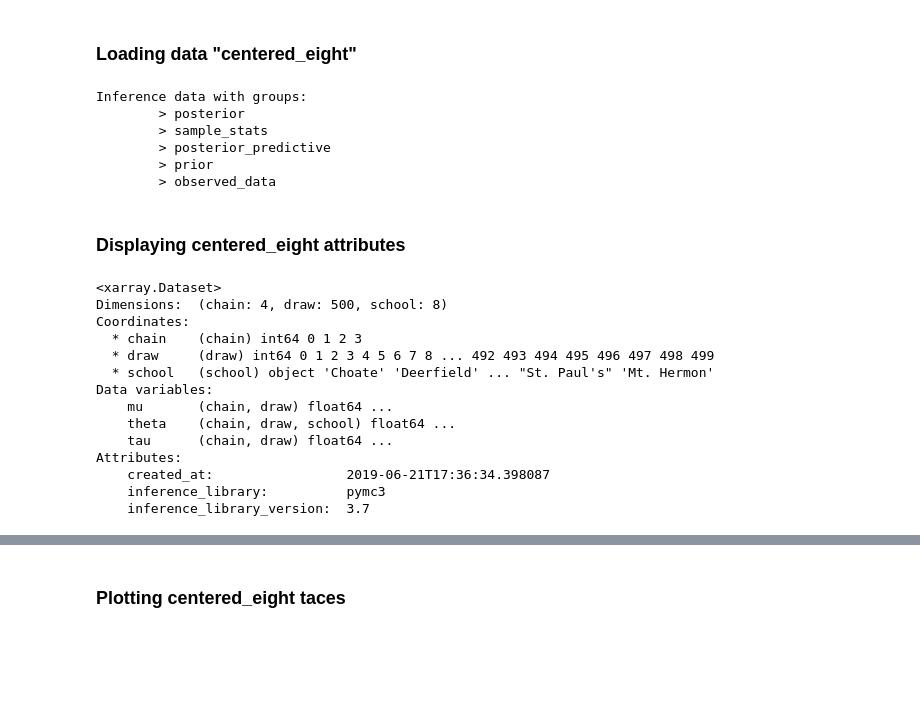
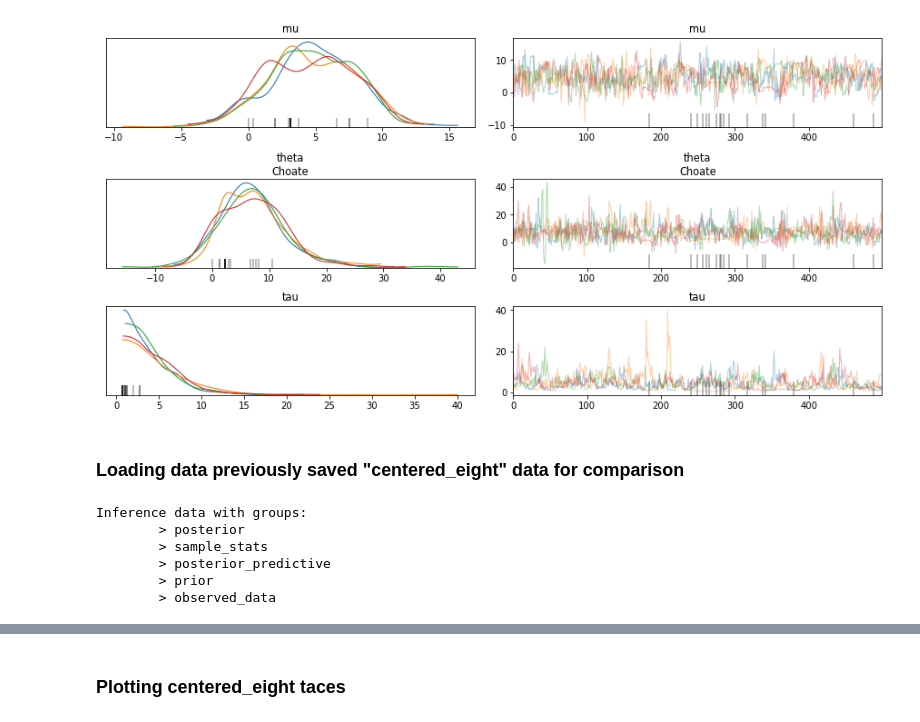
Before and after one commit to arviz-devs/arviz_example_data, a Jupyter notebook: centered_eight.ipynb, the cells around one changed output, grey strips where cells are left out. Saved outputs shown, nothing was run; the diff lists cells and outputs as text; code cells hidden in the pictures; blank space fills up the shorter version.

```diff
--- a/centered_eight.ipynb
+++ b/centered_eight.ipynb
@@ -6,0 +10,29 @@ import arviz as az
+# %%
+draws = 500
+chains = 4
+
+J = 8
+y = np.array([28.0, 8.0, -3.0, 7.0, -1.0, 1.0, 18.0, 12.0])
+sigma = np.array([15.0, 10.0, 16.0, 11.0, 9.0, 11.0, 10.0, 18.0])
+schools = np.array(
+    [
+        "Choate",
+        "Deerfield",
+        "Phillips Andover",
+        "Phillips Exeter",
+        "Hotchkiss",
+        "Lawrenceville",
+        "St. Paul's",
+        "Mt. Hermon",
+    ]
+)
+# %%
+with pm.Model() as centered_eight:
+    mu = pm.Normal("mu", mu=0, sd=5)
+    tau = pm.HalfCauchy("tau", beta=5)
+    theta = pm.Normal("theta", mu=mu, sd=tau, shape=J)
+    obs = pm.Normal("obs", mu=theta, sd=sigma, observed=y)
+
+    prior = pm.sample_prior_predictive()
+    centered_eight_trace = pm.sample(draws, chains=chains)
+    posterior_predictive = pm.sample_posterior_predictive(centered_eight_trace)
@@ -6,0 +48,10 @@ import arviz as az
+# %%
+data = az.from_pymc3(
+    trace=centered_eight_trace,
+    prior=prior,
+    posterior_predictive=posterior_predictive,
+    model=centered_eight,
+    coords={"school": schools},
+    dims={"theta": ["school"], "obs": ["school"]},
+)
+data
@@ -7,5 +66,9 @@ import arviz as az
+# %%
+az.plot_trace(data);
+# %% [output]
+[figure, added]
 # %% [markdown]
-### Loading data "centered_eight"
+### Loading data previously saved "centered_eight" data for comparison
 # %%
 idata = az.load_arviz_data("centered_eight")
 idata
@@ -16,22 +79,3 @@ Inference data with groups:
         > posterior_predictive
         > prior
         > observed_data
-# %% [markdown]
-### Displaying centered_eight attributes
-# %%
-idata.posterior
-# %% [output]
-<xarray.Dataset>
-Dimensions:  (chain: 4, draw: 500, school: 8)
-Coordinates:
-  * chain    (chain) int64 0 1 2 3
-  * draw     (draw) int64 0 1 2 3 4 5 6 7 8 ... 492 493 494 495 496 497 498 499
-  * school   (school) object 'Choate' 'Deerfield' ... "St. Paul's" 'Mt. Hermon'
-Data variables:
-    mu       (chain, draw) float64 ...
-    theta    (chain, draw, school) float64 ...
-    tau      (chain, draw) float64 ...
-Attributes:
-    created_at:                 2019-06-21T17:36:34.398087
-    inference_library:          pymc3
-    inference_library_version:  3.7
```
Also changed, not shown: parts of 10 cells of this notebook, 1 other file.
